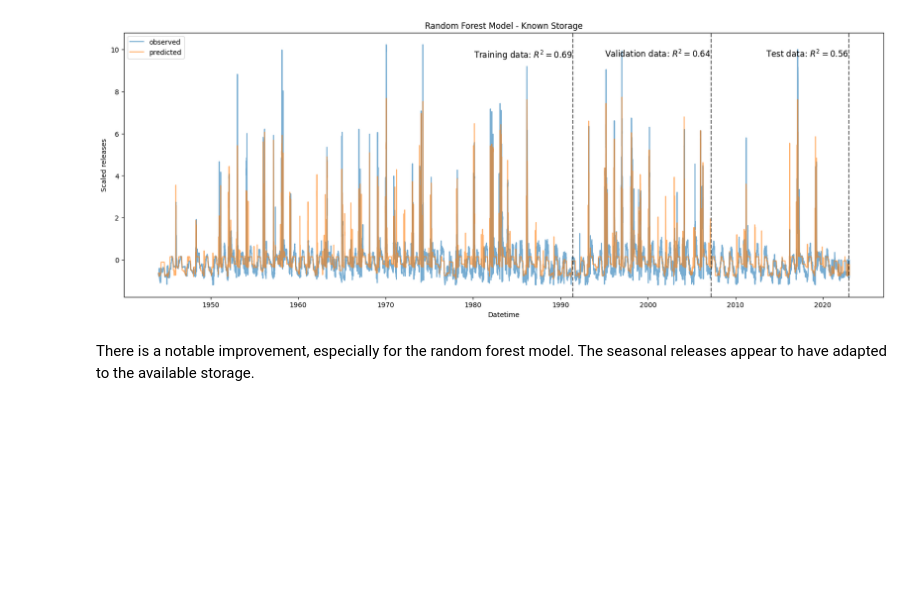
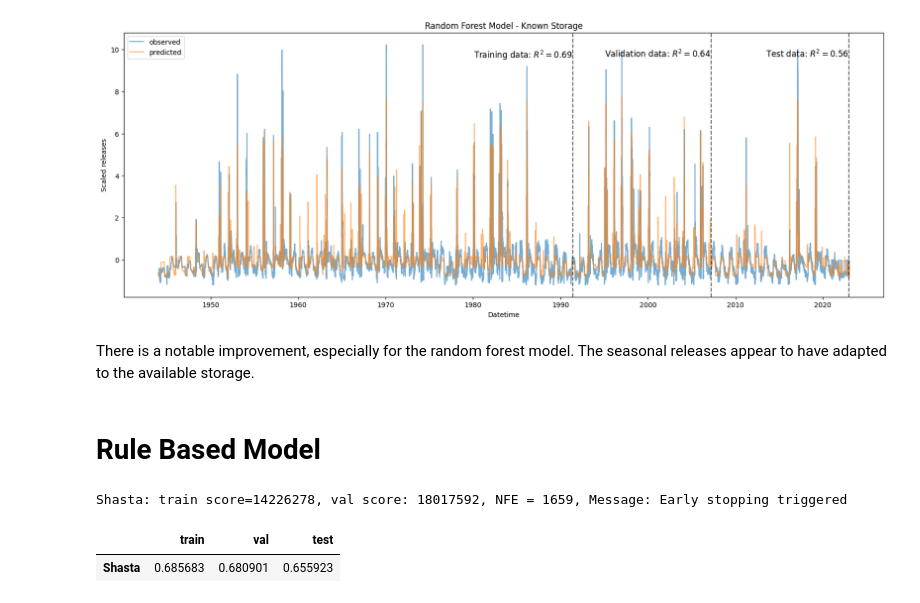
Before and after one commit to Matt2371/DL-reservoir-modeling, a Jupyter notebook: experiments/5_benchmark_models.ipynb, the cells around one changed output. Saved outputs shown, nothing was run; the diff lists cells and outputs as text; code cells hidden in the pictures; blank space fills up the shorter version.

```diff
--- a/experiments/5_benchmark_models.ipynb
+++ b/experiments/5_benchmark_models.ipynb
@@ -128,3 +128,5 @@ plt.show()
 [figure]
 # %% [markdown]
 There is a notable improvement, especially for the random forest model. The seasonal releases appear to have adapted to the available storage.
+# %% [markdown]
+# Rule Based Model
@@ -130,0 +205,8 @@ There is a notable improvement, especially for the random forest model. The seas
+# %%
+# Fit rule based model to Shasta reservoir
+rule_model, rule_r2_scores = fit_one_reservoir(name='Shasta', left='1944-01-01', right='2022-12-31')
+rule_r2_scores
+# %% [output]
+Shasta: train score=14226278, val score: 18017592, NFE = 1659, Message: Early stopping triggered
+|  | train | val | test |
+| Shasta | 0.685683 | 0.680901 | 0.655923 |
```
Also changed, not shown: parts of 6 cells of this notebook, 30 other files.
